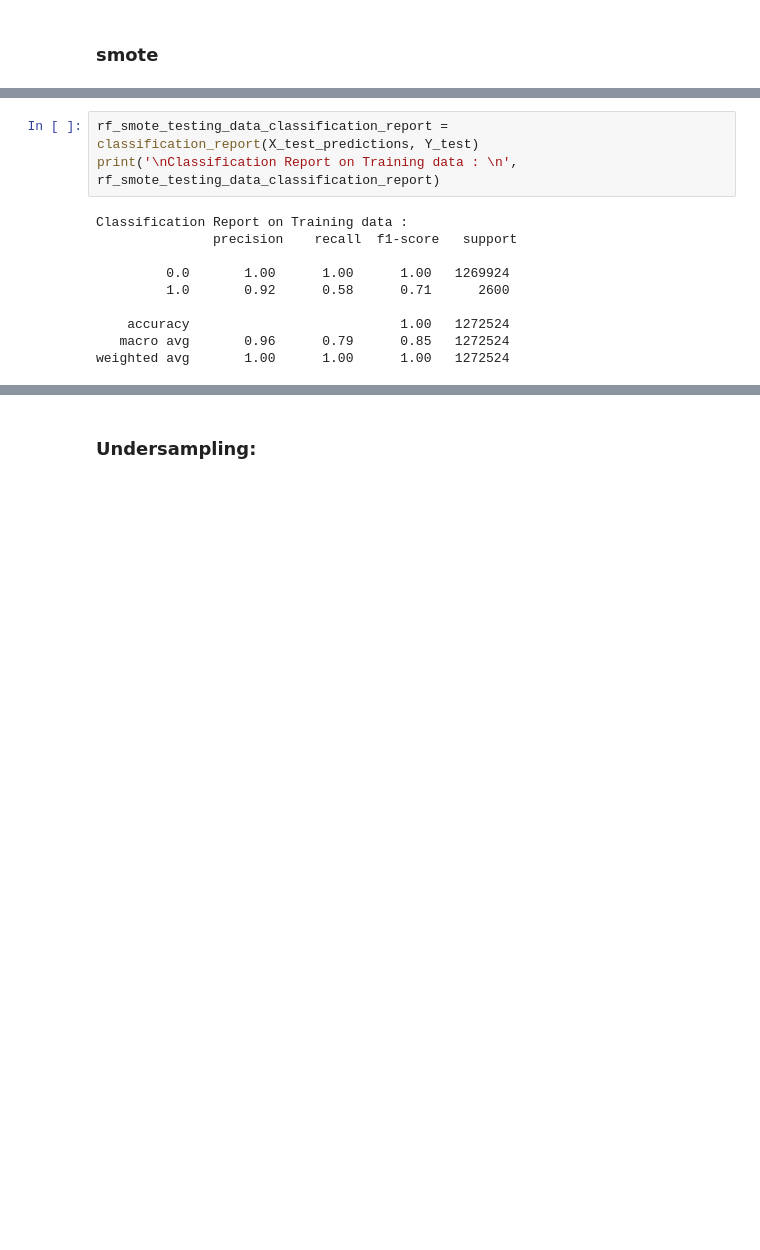
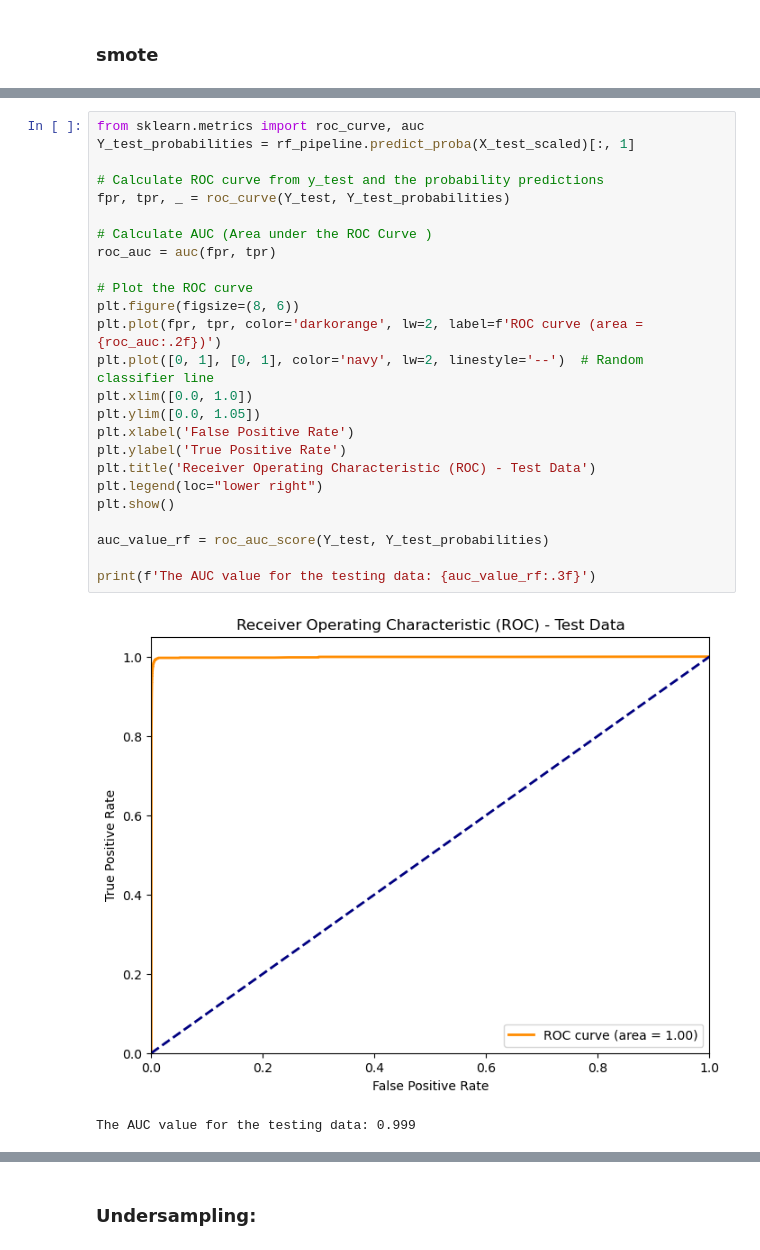
Before and after one commit to priyanka903/UMBC-DATA606-Capstone, a Jupyter notebook: notebooks/Online_Payment_Fraud_Detection-ml.ipynb, the cells around one changed output, grey strips where cells are left out. Drawn from its saved outputs; the diff is of its cells as text; blank space fills up the shorter version.

```diff
--- a/notebooks/Online_Payment_Fraud_Detection-ml.ipynb
+++ b/notebooks/Online_Payment_Fraud_Detection-ml.ipynb
@@ -408,16 +462,31 @@ Accuracy on Testing data :  0.9990310595320796
-# %%
-rf_smote_testing_data_classification_report = classification_report(X_test_predictions, Y_test)
-print('\nClassification Report on Training data : \n', rf_smote_testing_data_classification_report)
-# %% [output]
-Classification Report on Training data :
-               precision    recall  f1-score   support
-
-         0.0       1.00      1.00      1.00   1269924
-         1.0       0.92      0.58      0.71      2600
-
-    accuracy                           1.00   1272524
-   macro avg       0.96      0.79      0.85   1272524
-weighted avg       1.00      1.00      1.00   1272524
+# %%
+from sklearn.metrics import roc_curve, auc
+Y_test_probabilities = rf_pipeline.predict_proba(X_test_scaled)[:, 1]
+
+# Calculate ROC curve from y_test and the probability predictions
+fpr, tpr, _ = roc_curve(Y_test, Y_test_probabilities)
+
+# Calculate AUC (Area under the ROC Curve )
+roc_auc = auc(fpr, tpr)
+
+# Plot the ROC curve
+plt.figure(figsize=(8, 6))
+plt.plot(fpr, tpr, color='darkorange', lw=2, label=f'ROC curve (area = {roc_auc:.2f})')
+plt.plot([0, 1], [0, 1], color='navy', lw=2, linestyle='--')  # Random classifier line
+plt.xlim([0.0, 1.0])
+plt.ylim([0.0, 1.05])
+plt.xlabel('False Positive Rate')
+plt.ylabel('True Positive Rate')
+plt.title('Receiver Operating Characteristic (ROC) - Test Data')
+plt.legend(loc="lower right")
+plt.show()
+
+auc_value_rf = roc_auc_score(Y_test, Y_test_probabilities)
+
+print(f'The AUC value for the testing data: {auc_value_rf:.3f}')
+# %% [output]
+[figure, added]
+The AUC value for the testing data: 0.999
 # %%
 #pipeline for XGBoost
 xgb_pipeline = Pipeline([
```
Also changed, not shown: parts of 45 cells of this notebook.
